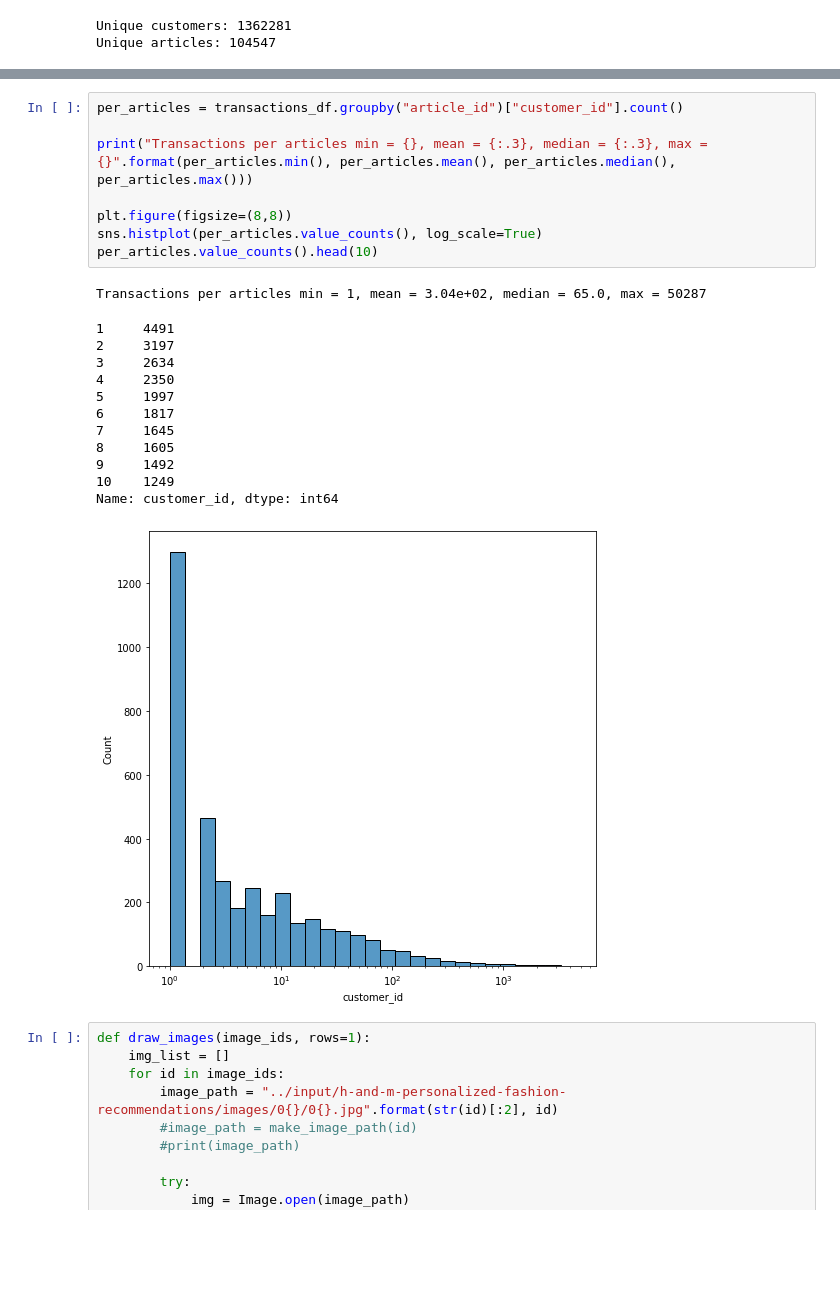
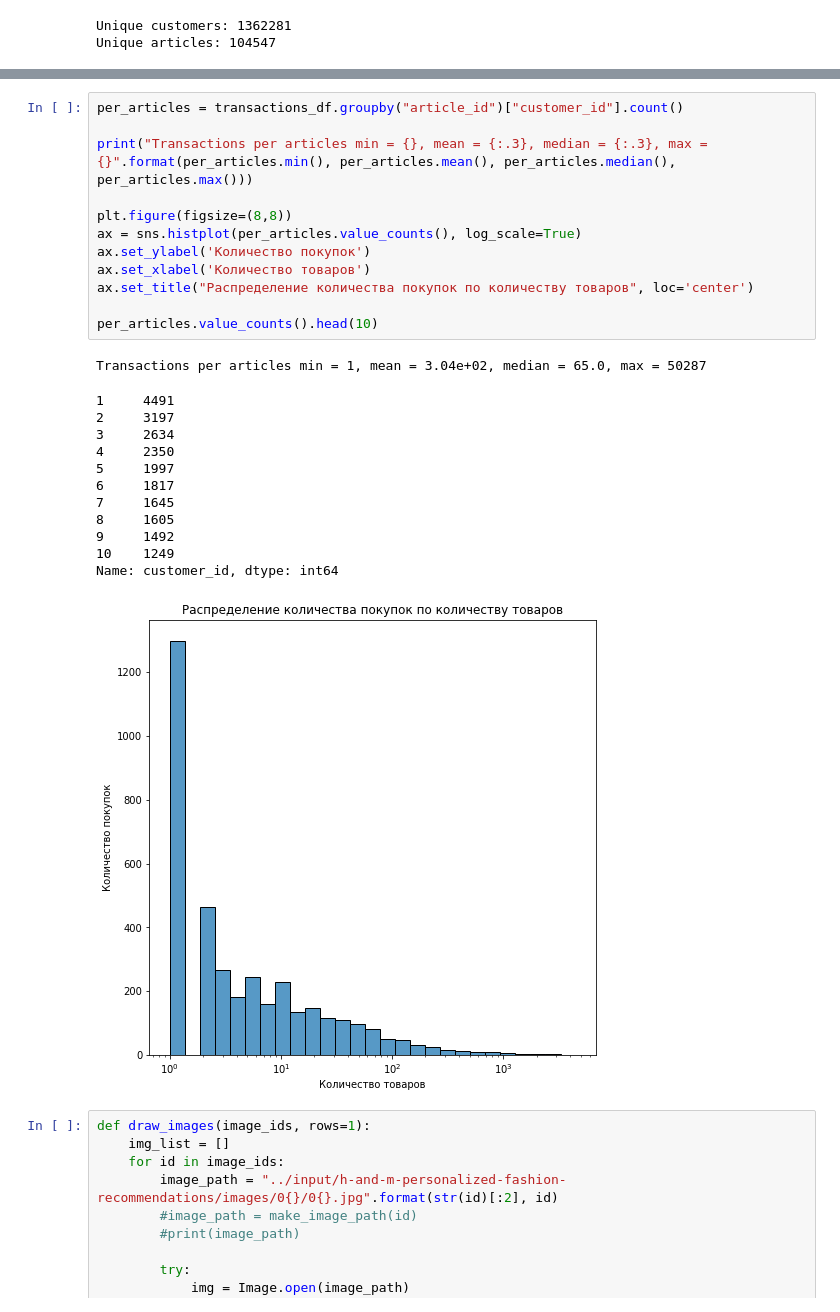
Before and after one commit to alex-prokudaylo/otus_education, a Jupyter notebook: h-m-recsys-eda.ipynb, the cells around one changed output, grey strips where cells are left out. Saved outputs shown, nothing was run; the diff lists cells and outputs as text; blank space fills up the shorter version.

```diff
--- a/h-m-recsys-eda.ipynb
+++ b/h-m-recsys-eda.ipynb
@@ -72,25 +78,29 @@ Name: article_id, dtype: int64
 # %%
 per_articles = transactions_df.groupby("article_id")["customer_id"].count()
 
 print("Transactions per articles min = {}, mean = {:.3}, median = {:.3}, max = {}".format(per_articles.min(), per_articles.mean(), per_articles.median(), per_articles.max()))
 
 plt.figure(figsize=(8,8))
-sns.histplot(per_articles.value_counts(), log_scale=True)
+ax = sns.histplot(per_articles.value_counts(), log_scale=True)
+ax.set_ylabel('Количество покупок')
+ax.set_xlabel('Количество товаров')
+ax.set_title("Распределение количества покупок по количеству товаров", loc='center')
+
 per_articles.value_counts().head(10)
 # %% [output]
 Transactions per articles min = 1, mean = 3.04e+02, median = 65.0, max = 50287
 1     4491
 2     3197
 3     2634
 4     2350
 5     1997
 6     1817
 7     1645
 8     1605
 9     1492
 10    1249
 Name: customer_id, dtype: int64
-[figure, old version]
+[figure, new version]
 # %%
 def draw_images(image_ids, rows=1):
     img_list = []
```
Also changed, not shown: parts of 7 cells of this notebook.
